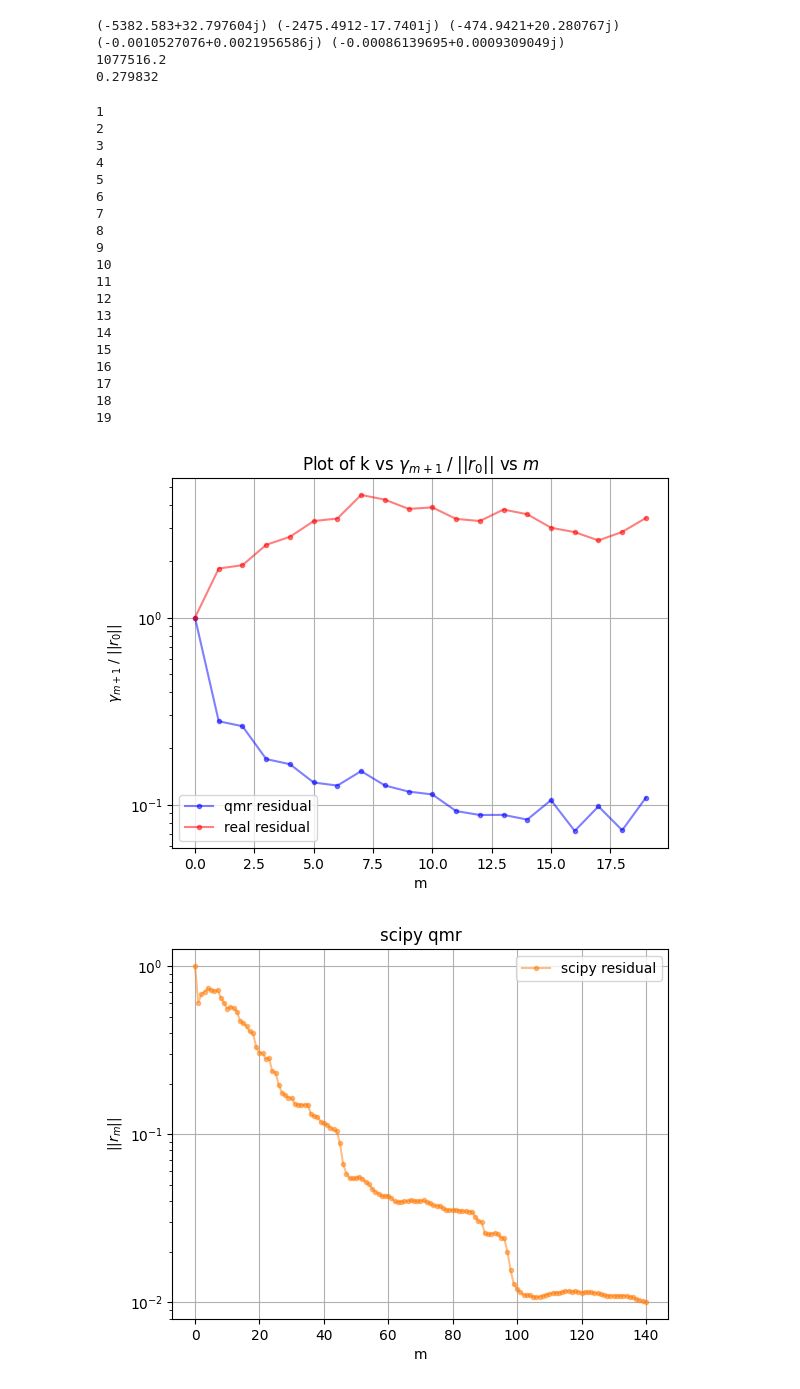
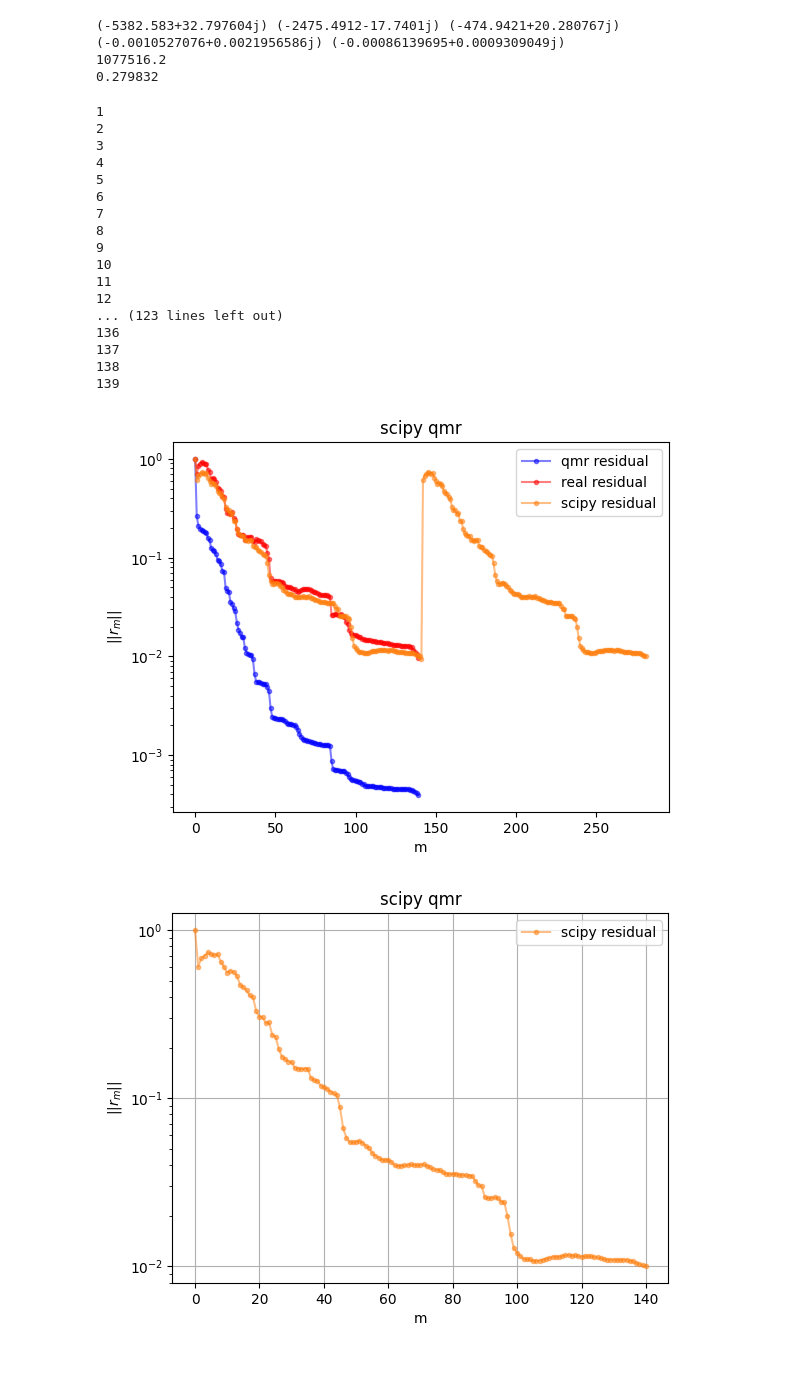
Before and after one commit to KozlovNA/bcg_and_qmr, a Jupyter notebook: bcg_and_qmr.ipynb, the cells around one changed output. Cells and saved outputs as stored; diff of their text form; code cells hidden in the pictures.

```diff
--- a/bcg_and_qmr.ipynb
+++ b/bcg_and_qmr.ipynb
@@ -564,32 +565,39 @@ print(np.linalg.norm(rhs[:, 0]))
 (-0.0010527076+0.0021956586j) (-0.00086139695+0.0009309049j)
 1077516.2
 0.279832
-# %%
-x0 = np.zeros(np.shape(rhs)[0])
-b = rhs[:,0]
-
-qmr(matrix, b, x0, max_iter=20,tol=0.01)
-# %% [output]
-1
-2
-3
-4
-5
-6
-7
-8
-9
-10
-11
-12
-13
-14
-15
-16
-17
-18
-19
-[figure, removed]
+# %%
+x0 = np.zeros(np.shape(rhs)[0])
+b = rhs[:,0]
+
+cqmr(matrix, b, x0, max_iter=200,tol=0.01)
+scp.qmr(matrix,b,x0,callback= lambda x: callback_qmr(x,i,r0_norm,residuals),tol=1e-2)
+plt.plot(np.arange(0, i[0]), residuals[:i[0]], marker='o', markersize=3, linestyle='-', color='tab:orange', alpha=0.5, label='scipy residual')
+plt.title(r'scipy qmr')
+plt.xlabel('m')
+plt.ylabel(r'$||r_m||$')
+plt.semilogy()
+plt.grid()
+plt.legend()
+plt.show()
+# %% [output]
+1
+2
+3
+4
+5
+6
+7
+8
+9
+10
+11
+12
+... (123 lines left out)
+136
+137
+138
+139
+[figure, added]
 # %%
 x0 = np.zeros(np.shape(rhs)[0])
 b = rhs[:,0]
```
Also changed, not shown: parts of 1 cell of this notebook.
